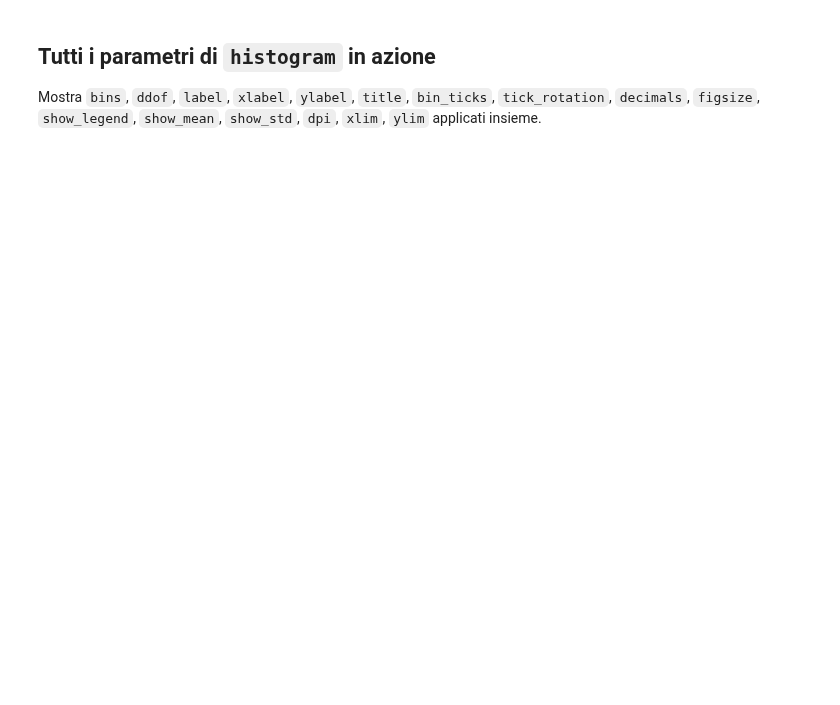
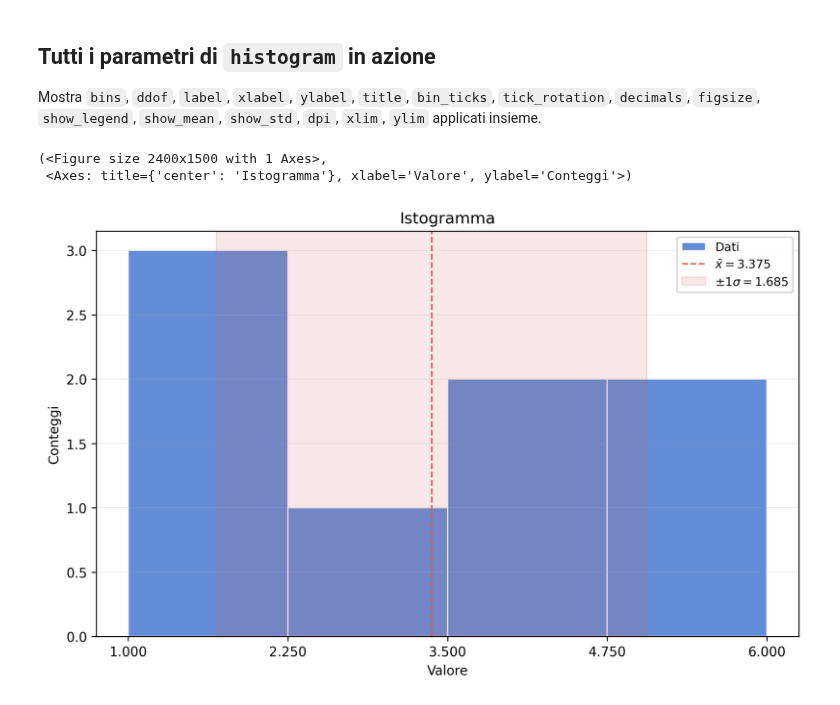
Before and after one commit to giancarmine-sparso/mespy, a Jupyter notebook: notebooks/test_plot_utils.ipynb, the cells around one changed output. Drawn from its saved outputs; the diff is of its cells as text; code cells hidden in the pictures; blank space fills up the shorter version.

```diff
--- a/notebooks/test_plot_utils.ipynb
+++ b/notebooks/test_plot_utils.ipynb
@@ -52,3 +53,31 @@ pl.histogram(
 ## Tutti i parametri di `histogram` in azione
 
 Mostra `bins`, `ddof`, `label`, `xlabel`, `ylabel`, `title`, `bin_ticks`, `tick_rotation`, `decimals`, `figsize`, `show_legend`, `show_mean`, `show_std`, `dpi`, `xlim`, `ylim` applicati insieme.
+# %%
+x = [2,3,5,1,4,6,4,2,]
+
+pl.histogram(
+    x,
+    ddof=1,
+    bins="auto",
+    label="Dati",
+    xlabel="Valore",
+    ylabel=None,
+    title="Istogramma",
+    bin_ticks=True,
+    tick_rotation=0,
+    decimals=3,
+    figsize=(8, 5),
+    save_path=None,
+    show_legend=True,
+    show_mean=True,
+    show_std=True,
+    dpi=300,
+    ax=None,
+    xlim=None,
+    ylim=None,
+)
+# %% [output]
+(<Figure size 2400x1500 with 1 Axes>,
+ <Axes: title={'center': 'Istogramma'}, xlabel='Valore', ylabel='Conteggi'>)
+[figure, added]
```
Also changed, not shown: parts of 4 cells of this notebook, 22 other files.
